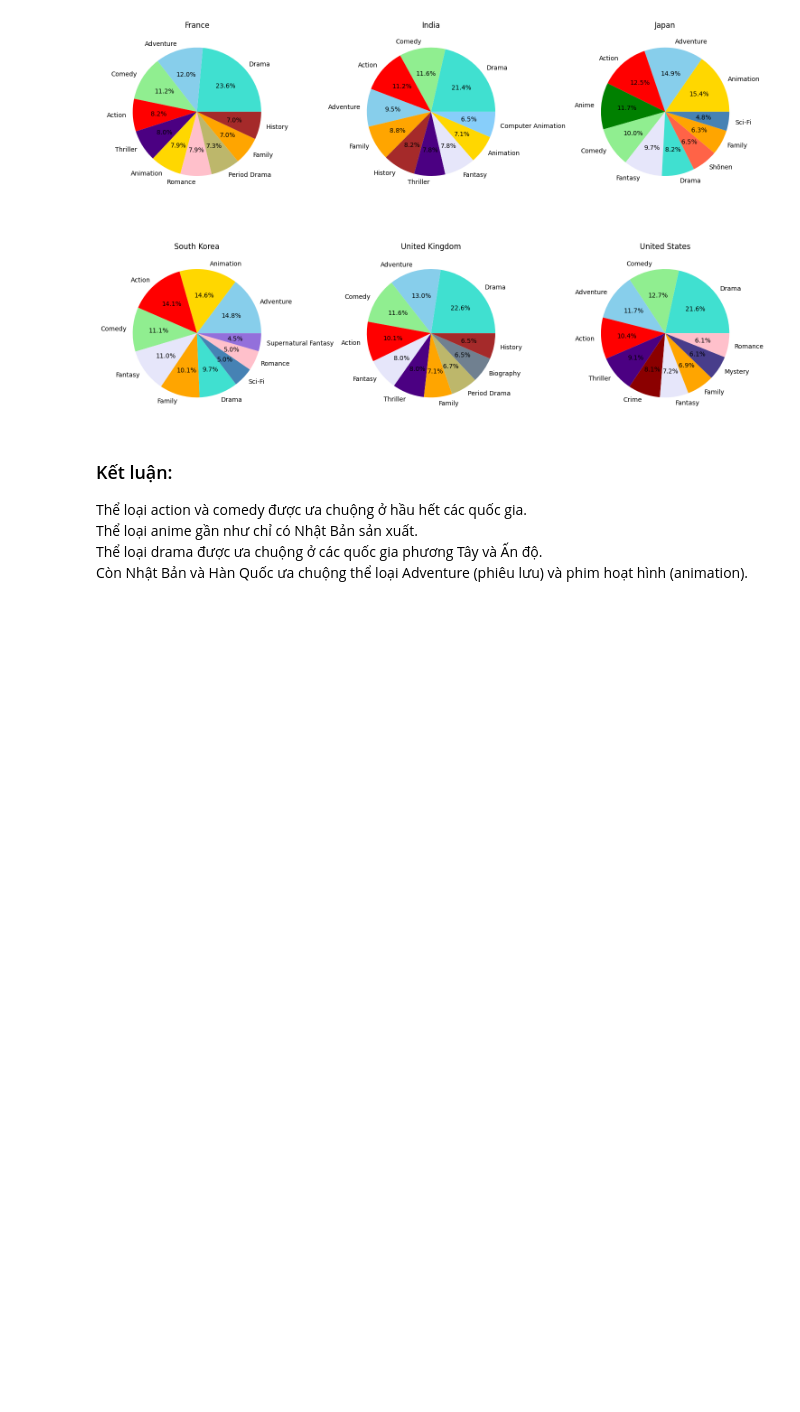
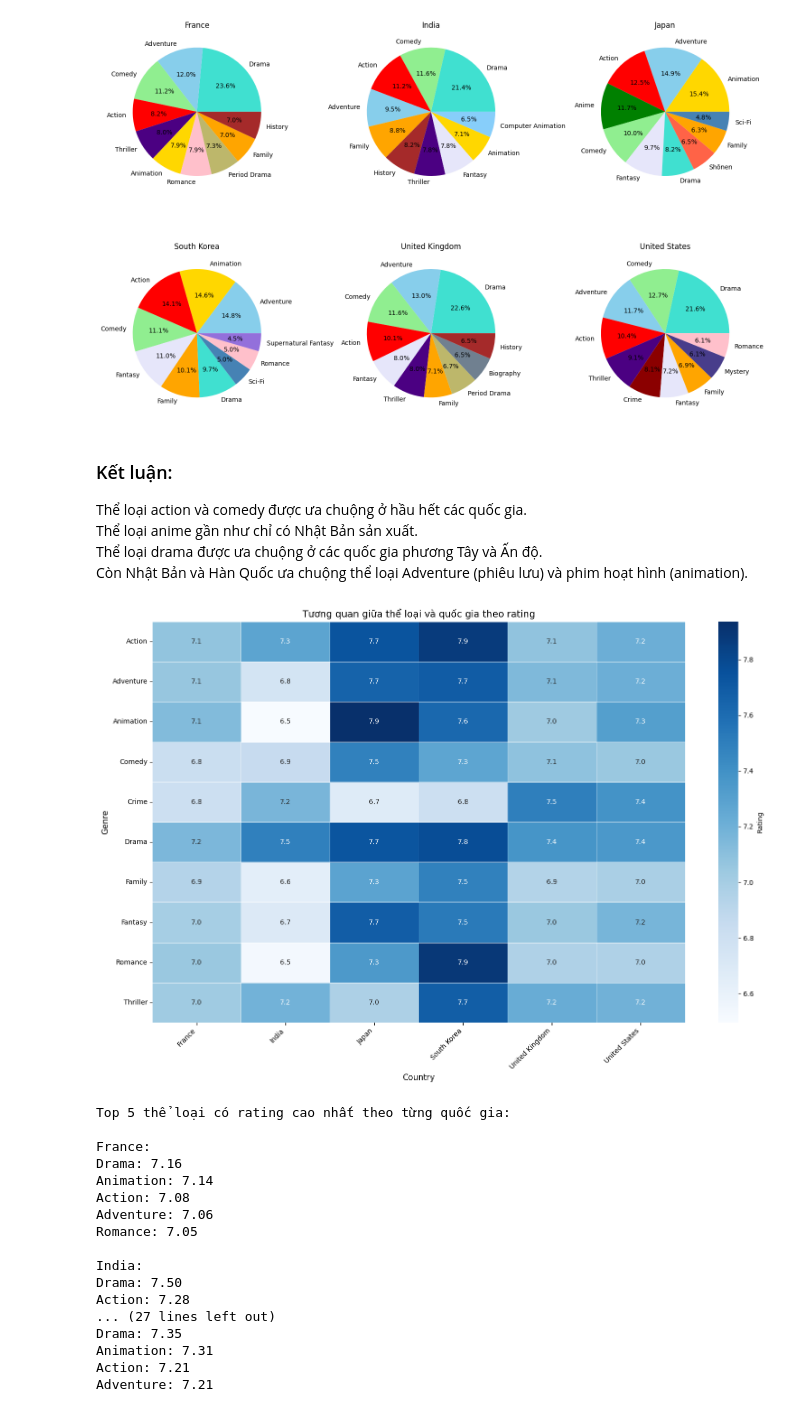
Before and after one commit to phuocnguyen2412/movie-analyst, a Jupyter notebook: Analyze_data_3.ipynb, the cells around one changed output. Saved outputs shown, nothing was run; the diff lists cells and outputs as text; code cells hidden in the pictures; blank space fills up the shorter version.

```diff
--- a/Analyze_data_3.ipynb
+++ b/Analyze_data_3.ipynb
@@ -386,3 +391,66 @@ Thể loại action và comedy được ưa chuộng ở hầu hết các quốc
 Thể loại anime gần như chỉ có Nhật Bản sản xuất. <br>
 Thể loại drama được ưa chuộng ở các quốc gia phương Tây và Ấn độ. <br>
 Còn Nhật Bản và Hàn Quốc ưa chuộng thể loại Adventure (phiêu lưu) và phim hoạt hình (animation). <br>
+# %%
+# Tách các thể loại thành danh sách và explode để tạo dòng mới
+df['genres'] = df['genres'].str.split(', ')
+
+# Lọc dữ liệu cho 6 quốc gia
+genre_country_rating = df[df['countries'].isin(selected_countries)].explode('genres')[['genres', 'countries', 'rating']].rename(
+    columns={'genres': 'genre', 'countries': 'country'}
+)
+
+# Xử lý giá trị NaN nếu có
+genre_country_rating.dropna(subset=['rating'], inplace=True)
+
+# Lấy 10 thể loại phổ biến nhất
+top_10_genres = genre_country_rating['genre'].value_counts().head(10).index
+
+# Lọc dữ liệu cho 10 thể loại phổ biến nhất
+genre_country_rating = genre_country_rating[genre_country_rating['genre'].isin(top_10_genres)]
+
+# Tính rating trung bình cho mỗi thể loại-quốc gia
+avg_ratings = genre_country_rating.groupby(['genre', 'country'], as_index=False)['rating'].mean()
+
+# Pivot table để tạo ma trận rating
+rating_matrix = avg_ratings.pivot(index='genre', columns='country', values='rating')
+
+# Vẽ heatmap
+plt.figure(figsize=(15, 10))
+sns.heatmap(rating_matrix, annot=True, fmt='.1f', cmap='Blues',
+            linewidths=0.5, cbar_kws={'label': 'Rating'})
+plt.title('Tương quan giữa thể loại và quốc gia theo rating', fontsize=14)
+plt.xlabel('Country', fontsize=12)
+plt.ylabel('Genre', fontsize=12)
+plt.xticks(rotation=45, ha='right')
+plt.yticks(rotation=0)
+plt.tight_layout()
+plt.show()
+
+# Lấy top 5 thể loại có rating cao nhất theo quốc gia
+top_genres = avg_ratings.sort_values('rating', ascending=False).groupby('country').head(5)
+
+print("\nTop 5 thể loại có rating cao nhất theo từng quốc gia:")
+for country, group in top_genres.groupby('country'):
+    print(f"\n{country}:")
+    for _, row in group.iterrows():
+        print(f"{row['genre']}: {row['rating']:.2f}")
+# %% [output]
+[figure, added]
+Top 5 thể loại có rating cao nhất theo từng quốc gia:
+
+France:
+Drama: 7.16
+Animation: 7.14
+Action: 7.08
+Adventure: 7.06
+Romance: 7.05
+
+India:
+Drama: 7.50
+Action: 7.28
+... (27 lines left out)
+Drama: 7.35
+Animation: 7.31
+Action: 7.21
+Adventure: 7.21
```
Also changed, not shown: parts of 1 cell of this notebook, 1 other file.
